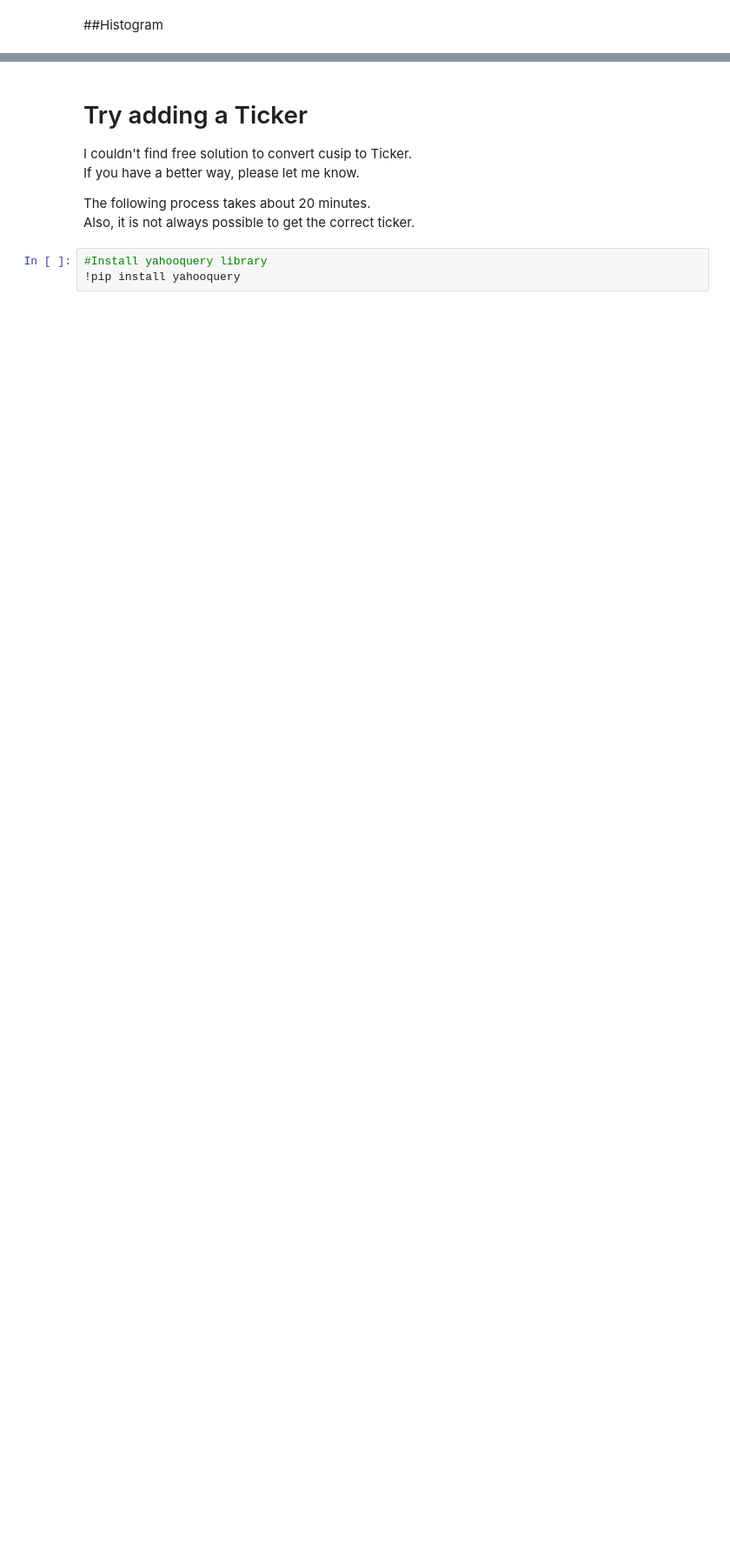
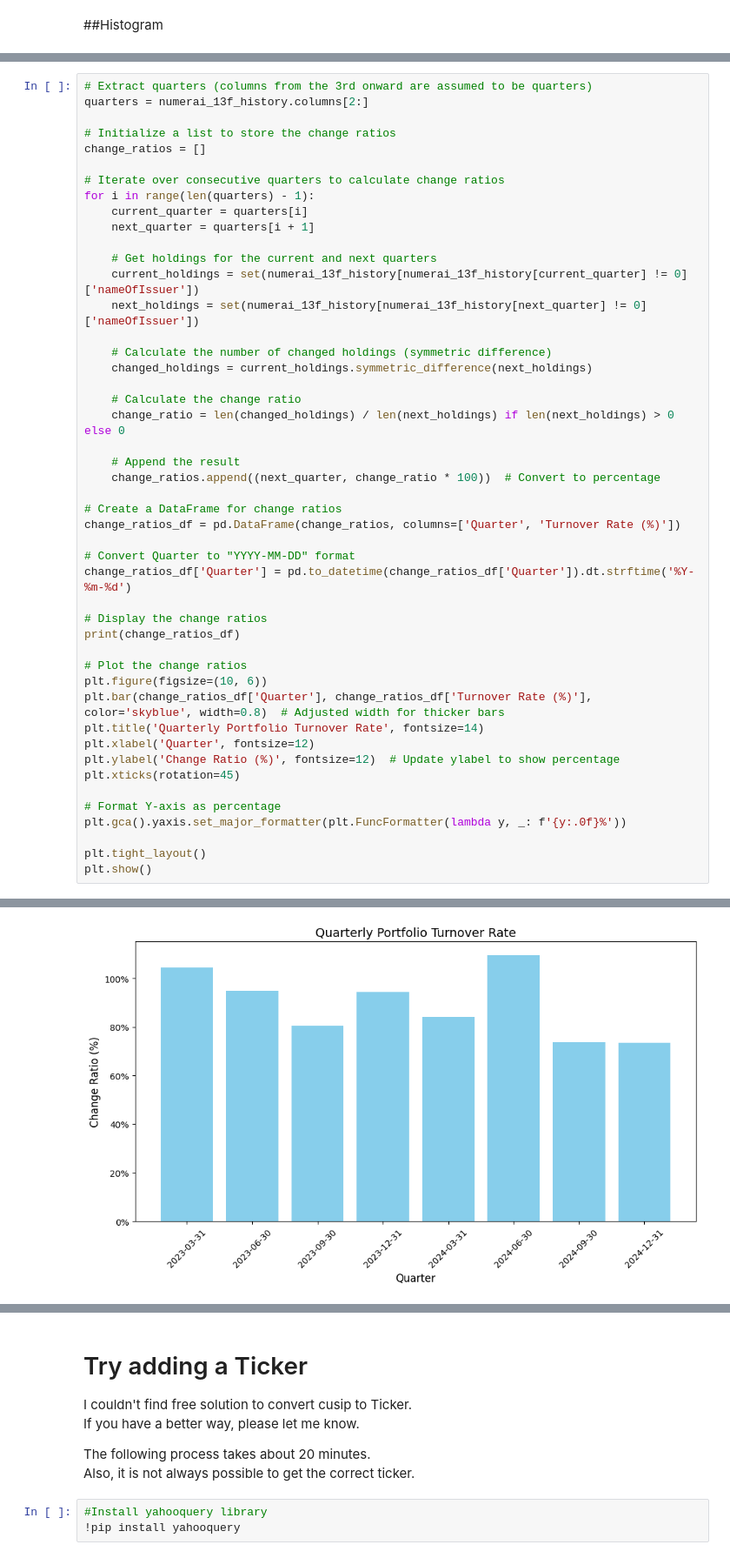
Before and after one commit to Kei-Sanada/Holdings-of-Numerai-GP-LLC, a Jupyter notebook: Analysis_Numerai_GP.ipynb, the cells around one changed output, grey strips where cells are left out. Shown at 87% size. Cells and saved outputs as stored; diff of their text form; blank space fills up the shorter version.

```diff
--- a/Analysis_Numerai_GP.ipynb
+++ b/Analysis_Numerai_GP.ipynb
@@ -253,0 +276,48 @@ plt.show()
+# %%
+# Extract quarters (columns from the 3rd onward are assumed to be quarters)
+quarters = numerai_13f_history.columns[2:]
+
+# Initialize a list to store the change ratios
+change_ratios = []
+
+# Iterate over consecutive quarters to calculate change ratios
+for i in range(len(quarters) - 1):
+    current_quarter = quarters[i]
+    next_quarter = quarters[i + 1]
+
+    # Get holdings for the current and next quarters
+    current_holdings = set(numerai_13f_history[numerai_13f_history[current_quarter] != 0]['nameOfIssuer'])
+    next_holdings = set(numerai_13f_history[numerai_13f_history[next_quarter] != 0]['nameOfIssuer'])
+
+    # Calculate the number of changed holdings (symmetric difference)
+    changed_holdings = current_holdings.symmetric_difference(next_holdings)
+
+    # Calculate the change ratio
+    change_ratio = len(changed_holdings) / len(next_holdings) if len(next_holdings) > 0 else 0
+
+    # Append the result
+    change_ratios.append((next_quarter, change_ratio * 100))  # Convert to percentage
+
+# Create a DataFrame for change ratios
+change_ratios_df = pd.DataFrame(change_ratios, columns=['Quarter', 'Turnover Rate (%)'])
+
+# Convert Quarter to "YYYY-MM-DD" format
+change_ratios_df['Quarter'] = pd.to_datetime(change_ratios_df['Quarter']).dt.strftime('%Y-%m-%d')
+
+# Display the change ratios
+print(change_ratios_df)
+
+# Plot the change ratios
+plt.figure(figsize=(10, 6))
+plt.bar(change_ratios_df['Quarter'], change_ratios_df['Turnover Rate (%)'], color='skyblue', width=0.8)  # Adjusted width for thicker bars
+plt.title('Quarterly Portfolio Turnover Rate', fontsize=14)
+plt.xlabel('Quarter', fontsize=12)
+plt.ylabel('Change Ratio (%)', fontsize=12)  # Update ylabel to show percentage
+plt.xticks(rotation=45)
+
+# Format Y-axis as percentage
+plt.gca().yaxis.set_major_formatter(plt.FuncFormatter(lambda y, _: f'{y:.0f}%'))
+
+plt.tight_layout()
+plt.show()
+# %% [output]
@@ -253,0 +333 @@ plt.show()
+[figure, added]
```
Also changed, not shown: parts of 9 cells of this notebook.
